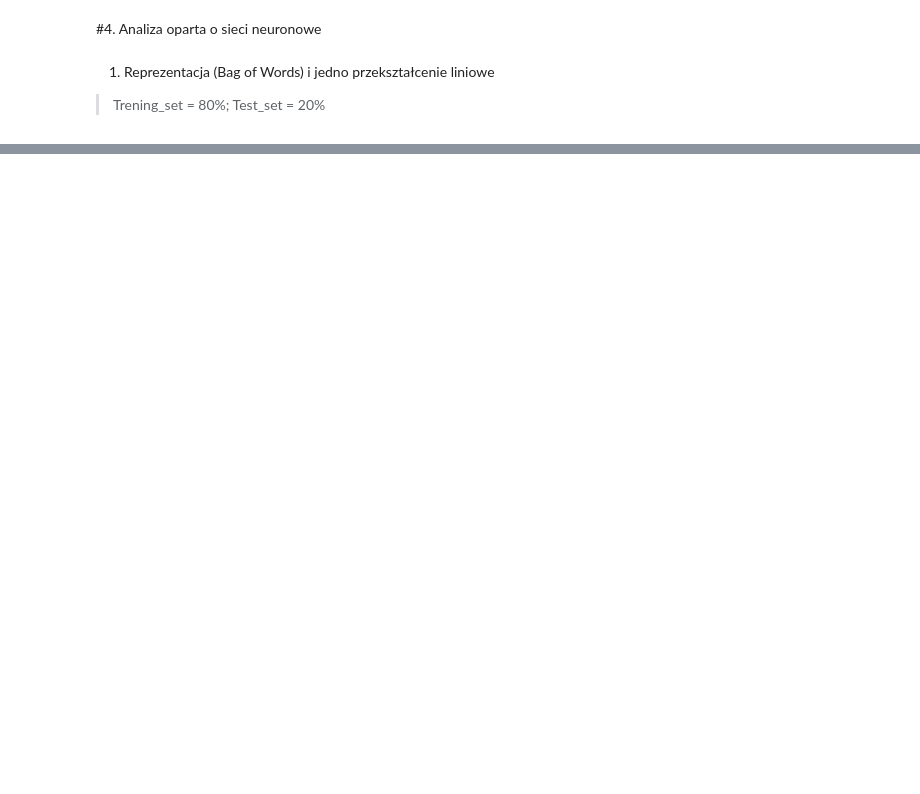
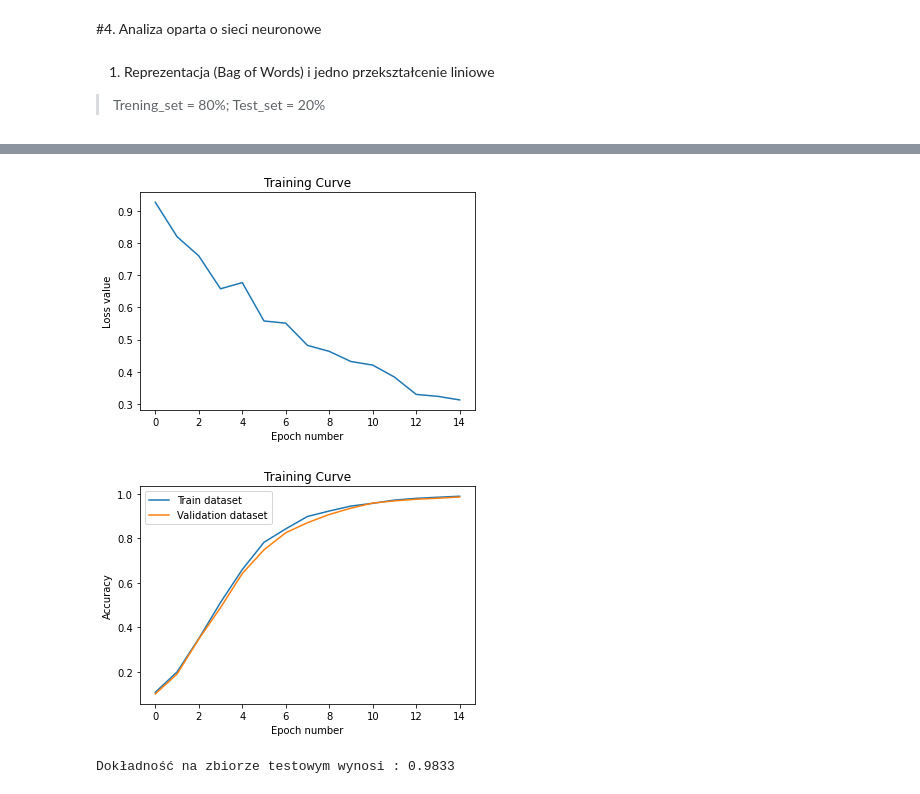
Before and after one commit to OliverAndreasHood/NLP_Final, a Jupyter notebook: NLP_Final.ipynb, the cells around one changed output, grey strips where cells are left out. Cells and saved outputs as stored; diff of their text form; code cells hidden in the pictures; blank space fills up the shorter version.

```diff
--- a/NLP_Final.ipynb
+++ b/NLP_Final.ipynb
@@ -638,0 +937,15 @@ print("Final test accuracy:", get_accuracy(siec, test_loader)) #dokladnosc na zb
+# %%
+class T_GRU(nn.Module):
+    def __init__(self, input_size, hidden_size, num_classes):
+        super().__init__()
+        self.emb = nn.Embedding.from_pretrained(glove.vectors) #embeddingi
+        self.hidden_size = hidden_size
+        self.gru = nn.GRU(input_size, hidden_size, batch_first=True)  #GRU
+        self.fc = nn.Linear(hidden_size, num_classes)   #przeksztalcenie liniowe
+
+    def forward(self, x):
+        x = self.emb(x)  #embeddingi
+        h0 = torch.zeros(1, x.size(0), self.hidden_size) #początkowy stan ukryty
+        out, _ = self.gru(x, h0)   #GRU
+        out = self.fc(out[:, -1, :]) #ostatni output przeksztalcamy liniowo jeszcze
+        return out
@@ -638,0 +962,4 @@ print("Final test accuracy:", get_accuracy(siec, test_loader)) #dokladnosc na zb
+# %%
+model_gru = T_GRU(200, 5, 2)
+md_train(model_gru, train_loader, valid_loader, num_epochs=15, learning_rate=2e-4)
+# %% [output]
@@ -638,0 +981,6 @@ print("Final test accuracy:", get_accuracy(siec, test_loader)) #dokladnosc na zb
+[figure, added]
+[figure, added]
+# %%
+print('Dokładność na zbiorze testowym wynosi : {:.4f}'.format(get_accuracy(model_gru, test_loader)))
+# %% [output]
+Dokładność na zbiorze testowym wynosi : 0.9833
```
Also changed, not shown: parts of 39 cells of this notebook.
